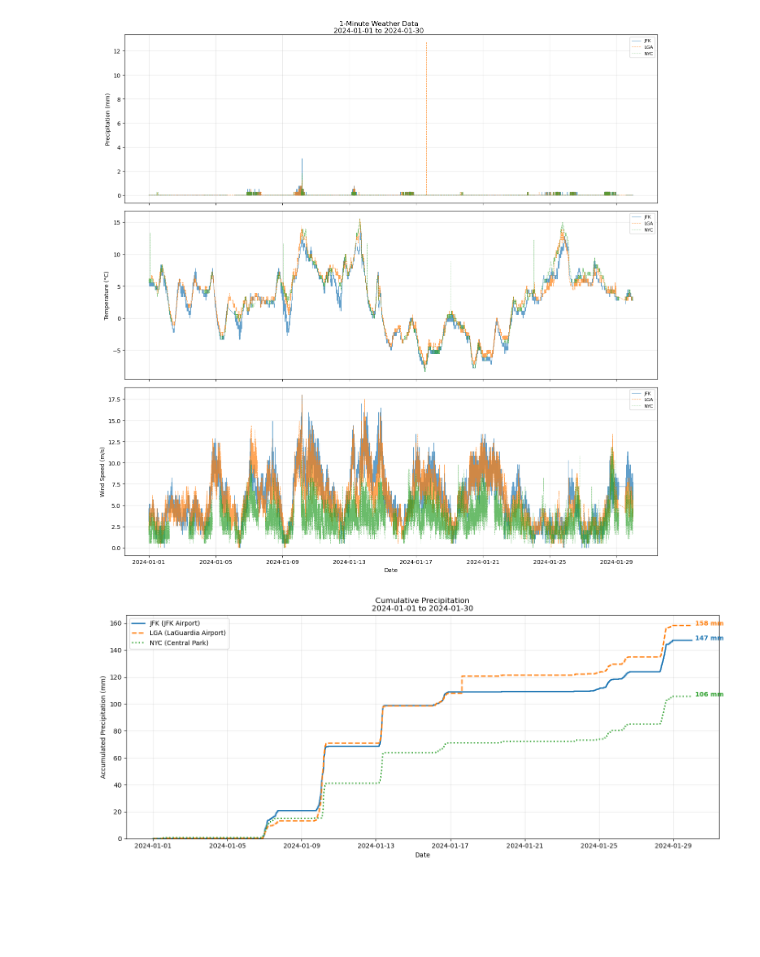
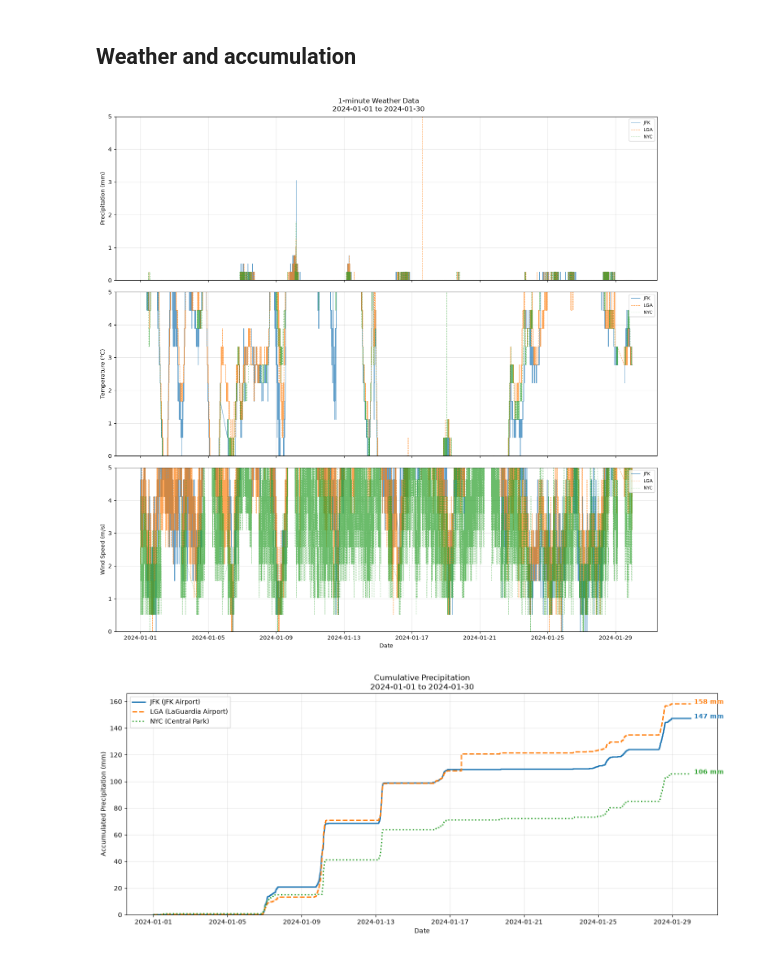
Before and after one commit to drorjac/FieldSense, a Jupyter notebook: projects/openmesh_nyc/notebooks/asos_pipeline.ipynb, the cells around one changed output. Drawn from its saved outputs; the diff is of its cells as text; code cells hidden in the pictures; blank space fills up the shorter version.

```diff
--- a/projects/openmesh_nyc/notebooks/asos_pipeline.ipynb
+++ b/projects/openmesh_nyc/notebooks/asos_pipeline.ipynb
@@ -283,0 +23,5 @@ plt.show()
+# %%
+STATION_IDS = ["JFK", "LGA", "NYC"]           # IEM IDs; NYC is Central Park
+START, END = datetime(2024, 1, 1), datetime(2024, 1, 30)
+RESAMPLE = "5min"                             # any pandas offset: "10min", "1h", ...
+OUTPUT_DIR = Path("../data/noaa_asos")        # projects/openmesh_nyc/data/, git-ignored
@@ -283,0 +34,4 @@ plt.show()
+# %%
+raw = asos.fetch_all_stations_1min(STATION_IDS, START, END, verbose=False)
+minute = asos.process_all_stations(raw, verbose=False)
+asos.station_summary(minute)
@@ -284,23 +73,13 @@ plt.show()
+# %% [markdown]
+## Weather and accumulation
 # %%
-# Cell 11: Plot all weather parameters
-fig, axes = plot_weather_subplots(
-    processed_data,
-    params=['precip_mm', 'temp_c', 'wind_speed_ms'],
-    start_date=START_DATE,
-    end_date=END_DATE,
-    figsize=(14, 14), ylims= [0,5],
-    title_prefix='1-Minute'
-)
+asos.plot_weather_subplots(minute, params=["precip_mm", "temp_c", "wind_speed_ms"],
+                          start_date=START, end_date=END, figsize=(14, 14),
+                          ylims=[0, 5], title_prefix="1-minute")
 plt.show()
+asos.plot_accumulated(asos.compute_accumulated_all(minute, START, END),
+                      start_date=START, end_date=END)
+plt.show()
 # %% [output]
-[figure, old version]
+[figure, new version]
+[figure, added]
-# %%
-# Cell 12: Plot accumulated precipitation
-fig, ax = plot_accumulated(
-    accumulated,
-    start_date=START_DATE,
-    end_date=END_DATE
-)
-plt.show()
-# %% [output]
-[figure, removed]
```
Also changed, not shown: parts of 27 cells of this notebook, 8 other files.
